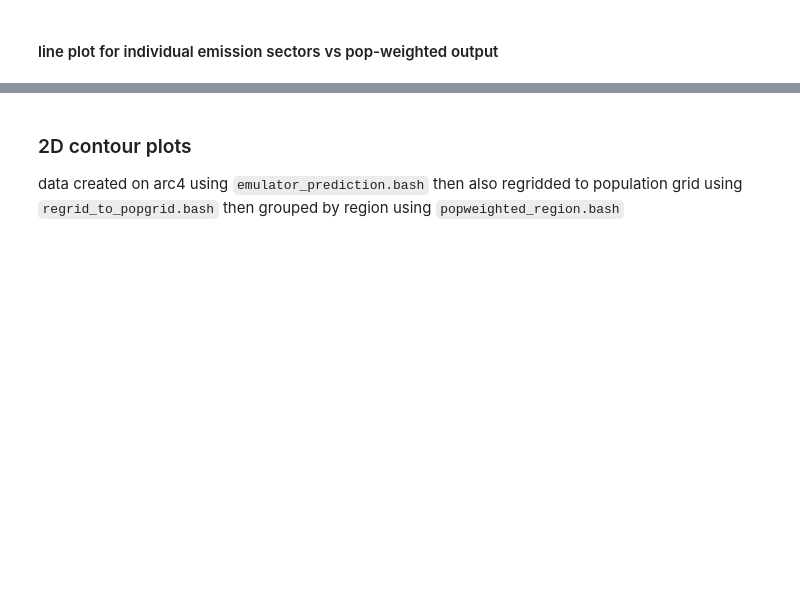
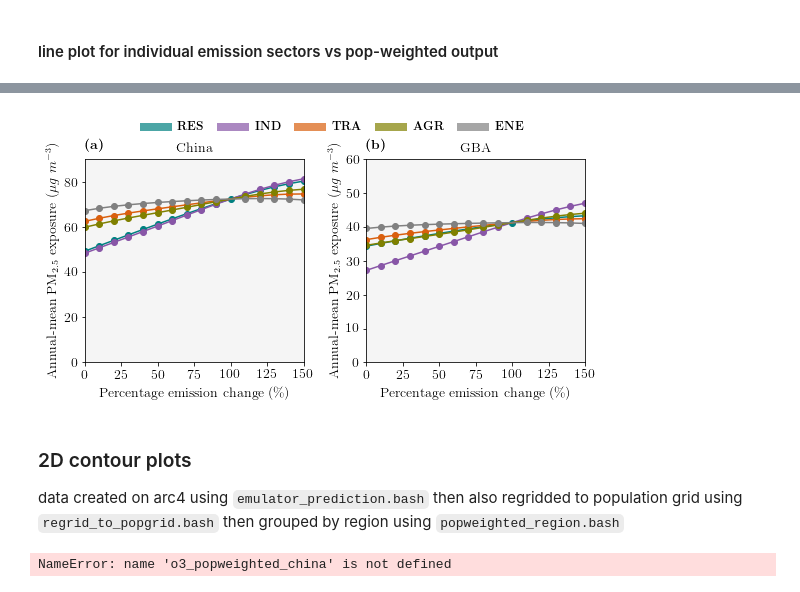
Before and after one commit to lukeconibear/emulator_annual, a Jupyter notebook: emulator_plots.ipynb, the cells around one changed output, grey strips where cells are left out. Saved outputs shown, nothing was run; the diff lists cells and outputs as text; code cells hidden in the pictures; blank space fills up the shorter version.

```diff
--- a/emulator_plots.ipynb
+++ b/emulator_plots.ipynb
@@ -1331,27 +1283,27 @@ for region in regions.keys():
 # %%
 fig = plt.figure(1, figsize=(8, 4))
 gs = gridspec.GridSpec(1, 2)
-
-label = 'Ambient PM$_{2.5}$ exposure (${\mu}g$ $m^{-3}$)'
 
 make_plot(0, output, [item for item in popweighted.items() if 'china_' + output in item[0]], label, 'China')
 make_plot(1, output, [item for item in popweighted.items() if 'gba_' + output in item[0]], label, 'GBA')
 
 leg_1 = matplotlib.lines.Line2D([], [], color='teal', linewidth=8.0, label=r'\textbf{RES}', alpha=0.7)
 leg_2 = matplotlib.lines.Line2D([], [], color='#8856a7', linewidth=8.0, label=r'\textbf{IND}', alpha=0.7)
 leg_3 = matplotlib.lines.Line2D([], [], color='#d95f0e', linewidth=8.0, label=r'\textbf{TRA}', alpha=0.7)
 leg_4 = matplotlib.lines.Line2D([], [], color='olive', linewidth=8.0, label=r'\textbf{AGR}', alpha=0.7)
 leg_5 = matplotlib.lines.Line2D([], [], color='grey', linewidth=8.0, label=r'\textbf{ENE}', alpha=0.7)
 
 gs.tight_layout(fig, rect=[0, 0, 1.0, 1.0])
 
 bb = (fig.subplotpars.left + 0.06, fig.subplotpars.top + 0.05, fig.subplotpars.right - fig.subplotpars.left - 0.1, 0.1)
 plt.legend(
     fontsize=12, fancybox=True, loc='upper center', bbox_to_anchor=bb, ncol=5, frameon=False,
     handles=[leg_1, leg_2, leg_3, leg_4, leg_5], mode='expand', borderaxespad=0.,
     bbox_transform=fig.transFigure
 )
 
 #plt.savefig('/nfs/b0122/Users/earlacoa/png/paper_aia_emulator_annual/{output}_line-plot_chinagba.png', dpi=700, alpha=True, bbox_inches='tight')
 #plt.savefig('/nfs/b0122/Users/earlacoa/png/paper_aia_emulator_annual/{output}_line-plot_chinagba.eps', format='eps', dpi=700, alpha=True, bbox_inches='tight')
 plt.show()
+# %% [output]
+[figure, added]
@@ -1417,8 +1387,8 @@ predictions = {
     'china_north_west_o3': o3_popweighted_china_north_west,
 }
 labels = {
-    'pm25': 'ambient PM$_{2.5}$ exposure (${\\mu}g$ $m^{-3}$)',
-    'o3': 'ambient O$_{3}$ exposure ($ppb$)'
+    'pm25': 'annual-mean PM$_{2.5}$ exposure (${\\mu}g$ $m^{-3}$)',
+    'o3': '6mDM8h O$_{3}$ exposure ($ppb$)'
 }
 region_labels = {
     'china': 'China',
@@ -1430,6 +1400,8 @@ region_labels = {
     'china_south_west': 'South West China',
     'china_north_west': 'North West China'
 }
+# %% [output]
+NameError: name 'o3_popweighted_china' is not defined
 # %%
 def make_plot(index, levels, x, y, z, x_label, y_label):
     ax = fig.add_subplot(gs[index])
```
Also changed, not shown: parts of 33 cells of this notebook, 16 other files.
